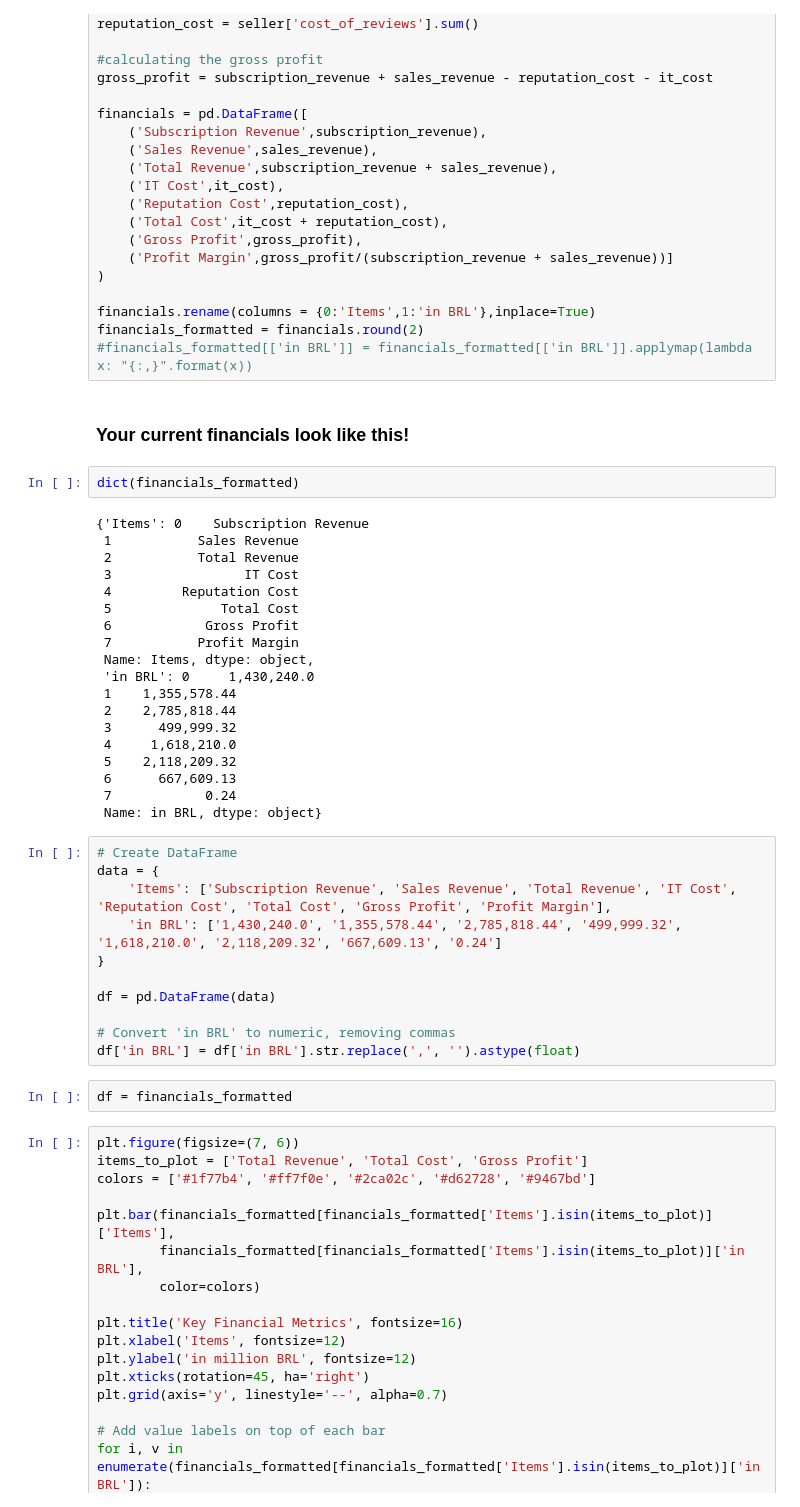
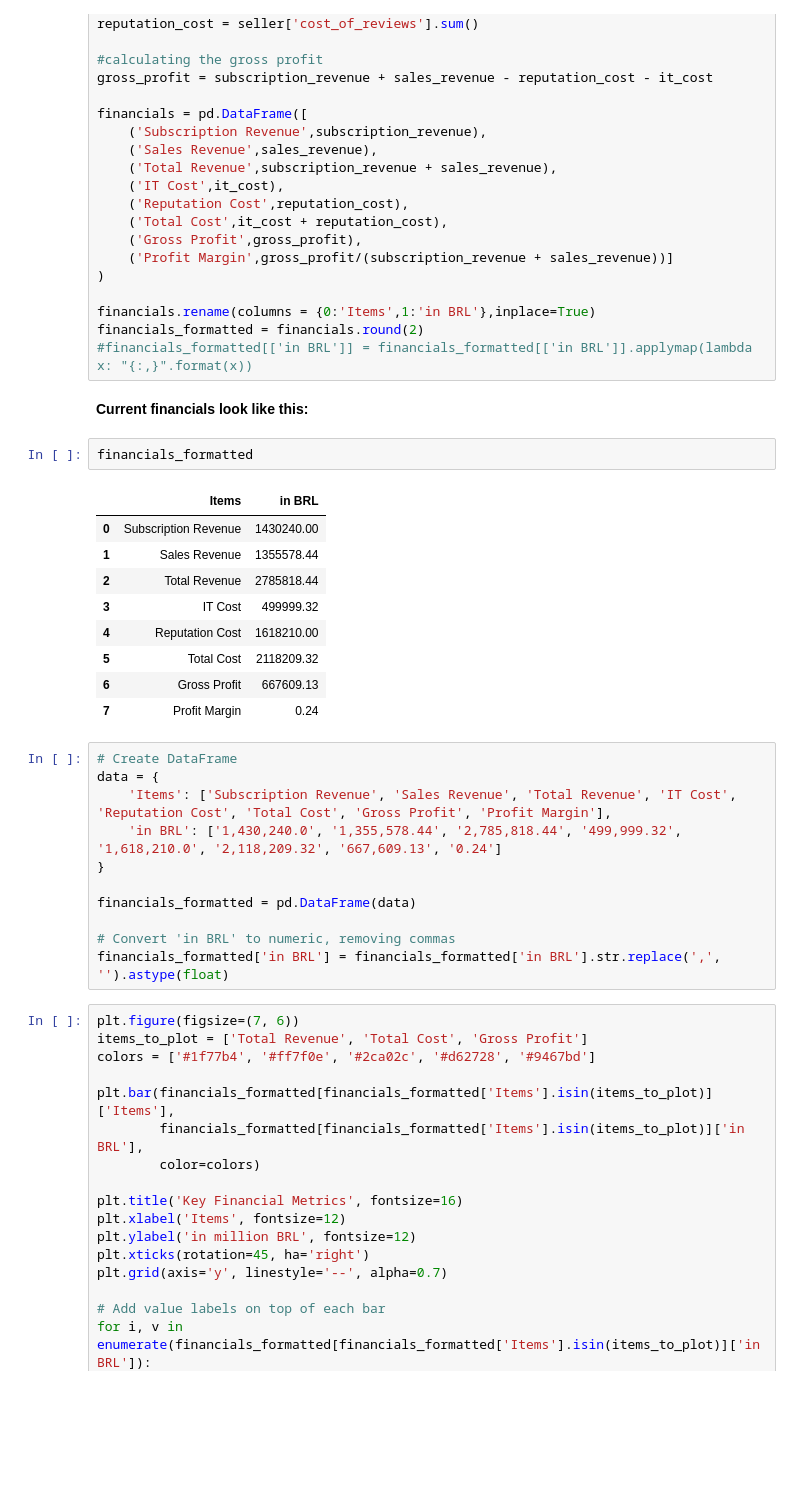
Before and after one commit to emiliasato/ecommerce-analysis, a Jupyter notebook: notebooks/Financial_Analysis.ipynb, the cells around one changed output. Cells and saved outputs as stored; diff of their text form; blank space fills up the shorter version.

Commit message:
updated financial analysis

```diff
--- a/notebooks/olist_final_presentation.ipynb
+++ b/notebooks/Financial_Analysis.ipynb
@@ -63,28 +74,19 @@ financials.rename(columns = {0:'Items',1:'in BRL'},inplace=True)
 financials_formatted = financials.round(2)
 #financials_formatted[['in BRL']] = financials_formatted[['in BRL']].applymap(lambda x: "{:,}".format(x))
 # %% [markdown]
-### Your current financials look like this!
+**Current financials look like this:**
-# %%
-dict(financials_formatted)
-# %% [output]
-{'Items': 0    Subscription Revenue
- 1           Sales Revenue
- 2           Total Revenue
- 3                 IT Cost
- 4         Reputation Cost
- 5              Total Cost
- 6            Gross Profit
- 7           Profit Margin
- Name: Items, dtype: object,
- 'in BRL': 0     1,430,240.0
- 1    1,355,578.44
- 2    2,785,818.44
- 3      499,999.32
- 4     1,618,210.0
- 5    2,118,209.32
- 6      667,609.13
- 7            0.24
- Name: in BRL, dtype: object}
+# %%
+financials_formatted
+# %% [output]
+|  | Items | in BRL |
+| 0 | Subscription Revenue | 1430240.00 |
+| 1 | Sales Revenue | 1355578.44 |
+| 2 | Total Revenue | 2785818.44 |
+| 3 | IT Cost | 499999.32 |
+| 4 | Reputation Cost | 1618210.00 |
+| 5 | Total Cost | 2118209.32 |
+| 6 | Gross Profit | 667609.13 |
+| 7 | Profit Margin | 0.24 |
 # %%
 # Create DataFrame
 data = {
@@ -92,12 +94,10 @@ data = {
     'in BRL': ['1,430,240.0', '1,355,578.44', '2,785,818.44', '499,999.32', '1,618,210.0', '2,118,209.32', '667,609.13', '0.24']
 }
 
-df = pd.DataFrame(data)
+financials_formatted = pd.DataFrame(data)
 
 # Convert 'in BRL' to numeric, removing commas
-df['in BRL'] = df['in BRL'].str.replace(',', '').astype(float)
+financials_formatted['in BRL'] = financials_formatted['in BRL'].str.replace(',', '').astype(float)
-# %%
-df = financials_formatted
 # %%
 plt.figure(figsize=(7, 6))
 items_to_plot = ['Total Revenue', 'Total Cost', 'Gross Profit']
```
Also changed, not shown: parts of 27 cells of this notebook, 1 other file.
